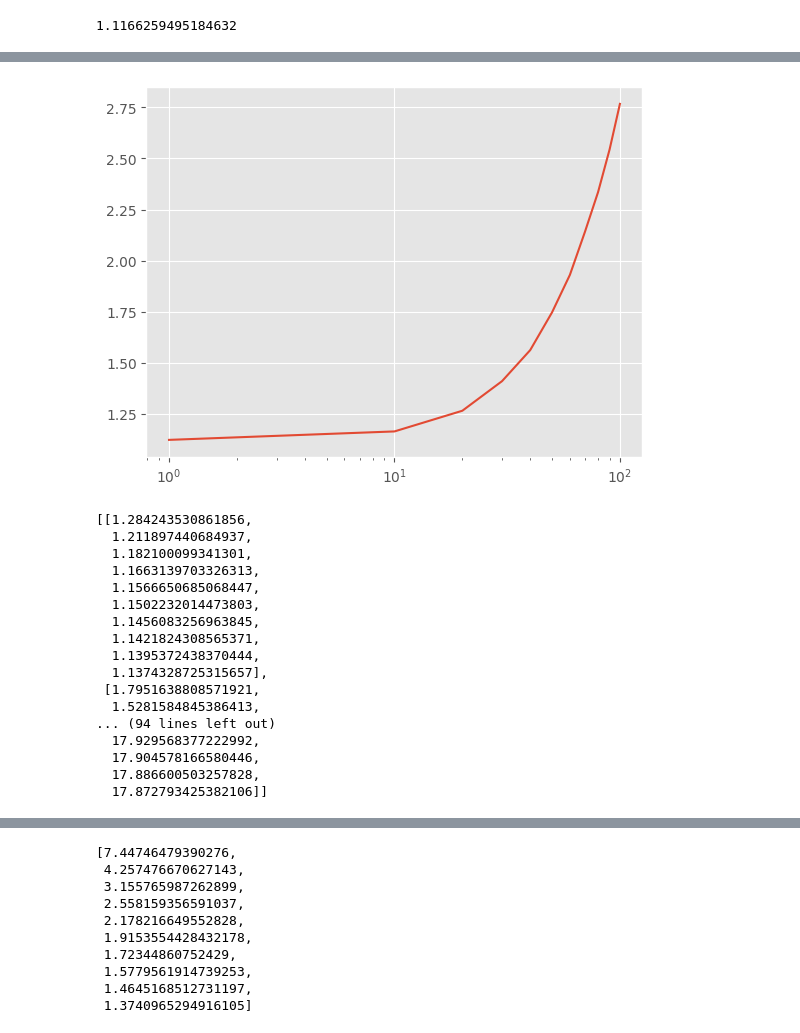
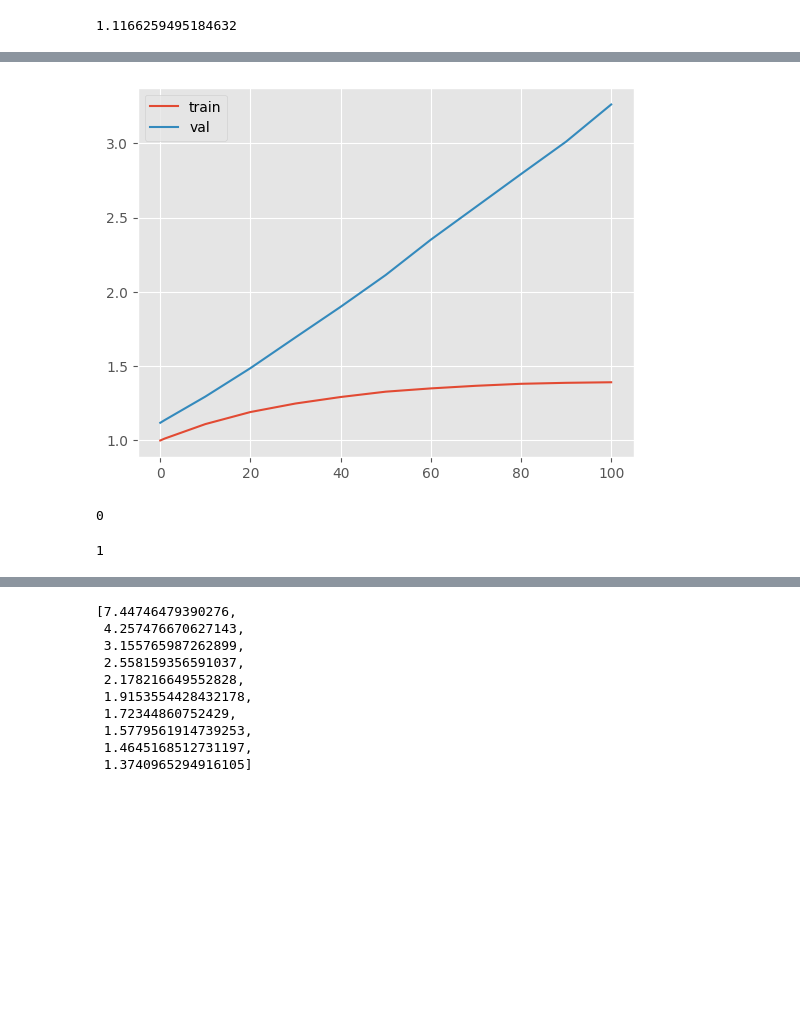
Before and after one commit to MarcoC1796/recommender-systems-thesis, a Jupyter notebook: MovieLens1MRS.ipynb, the cells around one changed output, grey strips where cells are left out. Saved outputs shown, nothing was run; the diff lists cells and outputs as text; code cells hidden in the pictures; blank space fills up the shorter version.

```diff
--- a/MovieLens1MRS.ipynb
+++ b/MovieLens1MRS.ipynb
@@ -916,27 +1031,17 @@ plt.show()
-# %%
-plt.plot(num_factors_list[:], min_val_errors[:])
-plt.xscale('log')
-plt.show()
-# %% [output]
-[figure, removed]
-# %%
-val_errors_result
-# %% [output]
-[[1.284243530861856,
-  1.211897440684937,
-  1.182100099341301,
-  1.1663139703326313,
-  1.1566650685068447,
-  1.1502232014473803,
-  1.1456083256963845,
-  1.1421824308565371,
-  1.1395372438370444,
-  1.1374328725315657],
- [1.7951638808571921,
-  1.5281584845386413,
-... (94 lines left out)
-  17.929568377222992,
-  17.904578166580446,
-  17.886600503257828,
-  17.872793425382106]]
+# %%
+i = 0
+min_train_errors = [min(val_errors) for val_errors in train_errors_result]
+min_val_errors= [min(val_errors) for val_errors in val_errors_result]
+plt.plot(num_factors_list[i:], min_train_errors[i:], label="train")
+plt.plot(num_factors_list[i:], min_val_errors[i:], label = "val")
+plt.legend()
+plt.show()
+print(num_factors_list[np.argmin(min_val_errors)])
+# %% [output]
+[figure, added]
+0
+# %%
+np.argmin(min_val_errors)
+# %% [output]
+1
 # %%
```
Also changed, not shown: parts of 16 cells of this notebook.
